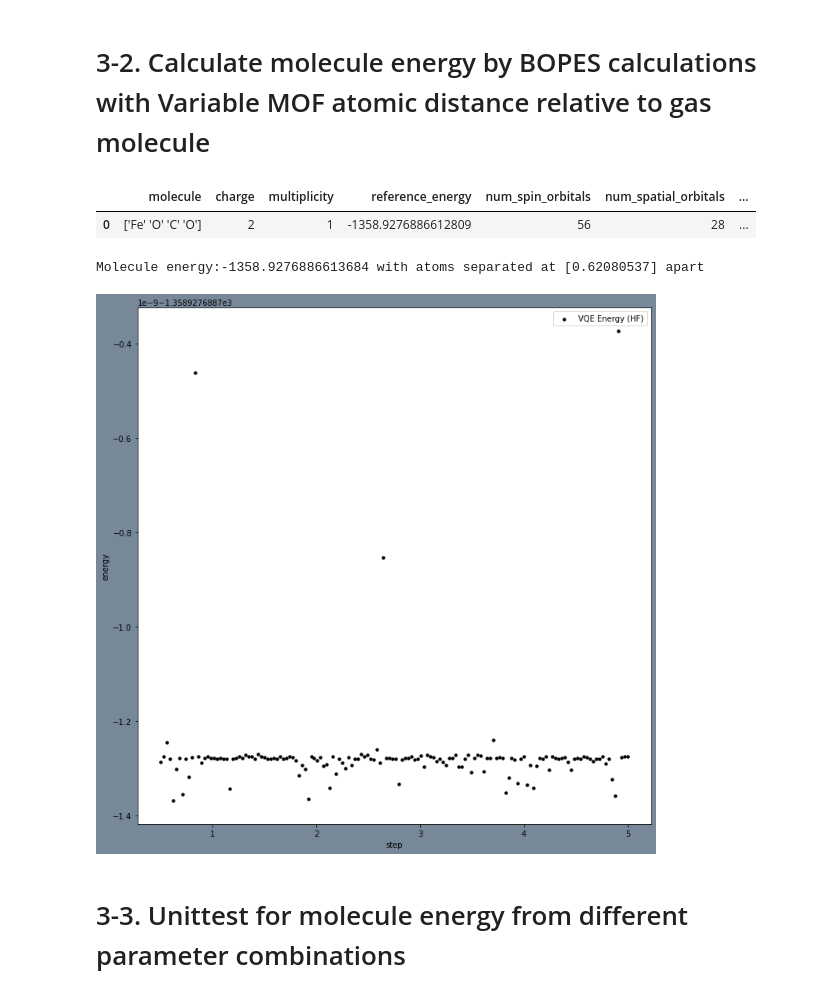
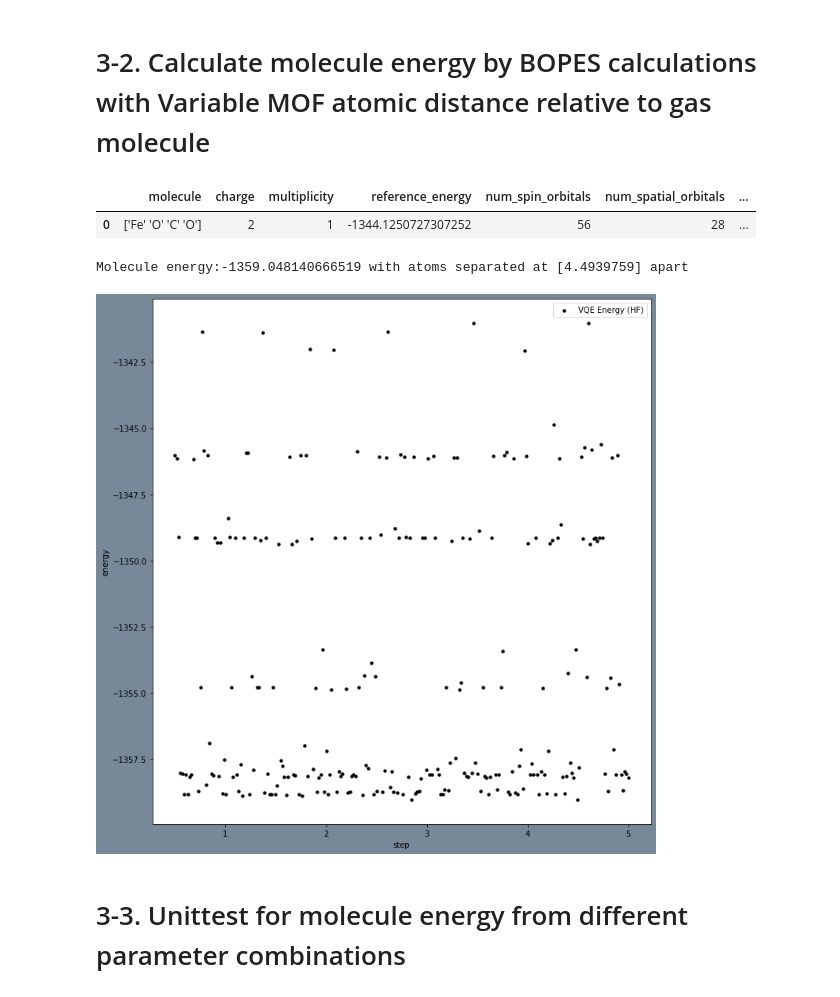
Before and after one commit to buttercutter/quantum-climate-challenge-2023, a Jupyter notebook: notebooks/deloitte_2023_quantux.ipynb, the cells around one changed output. Cells and saved outputs as stored; diff of their text form; code cells hidden in the pictures.

Commit message:
Added simulation perturbation results for Fe CO2 BOPES

```diff
--- a/notebooks/deloitte_2023_quantux.ipynb
+++ b/notebooks/deloitte_2023_quantux.ipynb
@@ -1007,17 +1001,20 @@ def getCoordinateQuantistryToBOPES(coords):
     offsetx = 5
     offsety = 5
     offsetz = 5
-    newCoords = [(coords[0][0]-offsetx+coords[0][1]-offsety, 0, coords[0][2]-offsetz),
-                 (coords[1][0]-offsetx+coords[1][1]-offsety, 0, coords[1][2]-offsetz),
-                 (coords[2][0]-offsetx+coords[2][1]-offsety, 0, coords[2][2]-offsetz),
+    newCoords = [[coords[0][0]-offsetx,coords[0][1]-offsety, 0],
+                 [coords[1][0]-offsetx,coords[1][1]-offsety, 0],
+                 [coords[2][0]-offsetx,coords[2][1]-offsety, 0],
                 ]
+    newCoords[0][0] = 0
+    newCoords[0][1] = 0
+    newCoords[0][2] = 0
     return newCoords
 # %% [markdown]
 # 3-2. Calculate molecule energy by BOPES calculations with Variable MOF atomic distance relative to gas molecule
 # %%
 def run_VQE_BOPES_Energies(molecule_name, multiplicity, charge, masses, atom_pair = (1, 0), freeze_remove=None, run_real=False, perturbation_steps = np.linspace(0.5, 3.0, 150), optimizer = 'COBYLA'):
     # ===
-    step = 4
+    step = 0
     molecule_data = get_coord(pth + r'/'+molecule_name+'.zip')
     mol, coords = getCoordinate(molecule_data, step, len(masses))
     bopesCoords = getCoordinateQuantistryToBOPES(coords)
@@ -1081,13 +1078,13 @@ def run_VQE_BOPES_Energies(molecule_name, multiplicity, charge, masses, atom_pai
     return perturb_steps, energy_lst
 # %%
 run_VQE_BOPES_Energies(molecule_name='Fe2_CO2',multiplicity=1,charge=2,masses=[56, 1, 16, 1],
-                       atom_pair = (1, 0), freeze_remove=range(13,30), run_real = False,
-                       perturbation_steps = np.linspace(0.5, 5.0, 150), optimizer = 'COBYLA');
+                       atom_pair = (1, 0), freeze_remove=range(19,30), run_real = False,
+                       perturbation_steps = np.linspace(0.5, 5.0, 250), optimizer = 'COBYLA');
 # %% [output]
 |  | molecule | charge | multiplicity | reference_energy | num_spin_orbitals | num_spatial_orbitals | ... |
-| 0 | ['Fe' 'O' 'C' 'O'] | 2 | 1 | -1358.9276886612809 | 56 | 28 | ... |
+| 0 | ['Fe' 'O' 'C' 'O'] | 2 | 1 | -1344.1250727307252 | 56 | 28 | ... |
-Molecule energy:-1358.9276886613684 with atoms separated at [0.62080537] apart
+Molecule energy:-1359.048140666519 with atoms separated at [4.4939759] apart
-[figure, old version]
+[figure, new version]
 # %% [markdown]
 # 3-3. Unittest for molecule energy from different parameter combinations
 # %%
```
Also changed, not shown: parts of 2 cells of this notebook.
